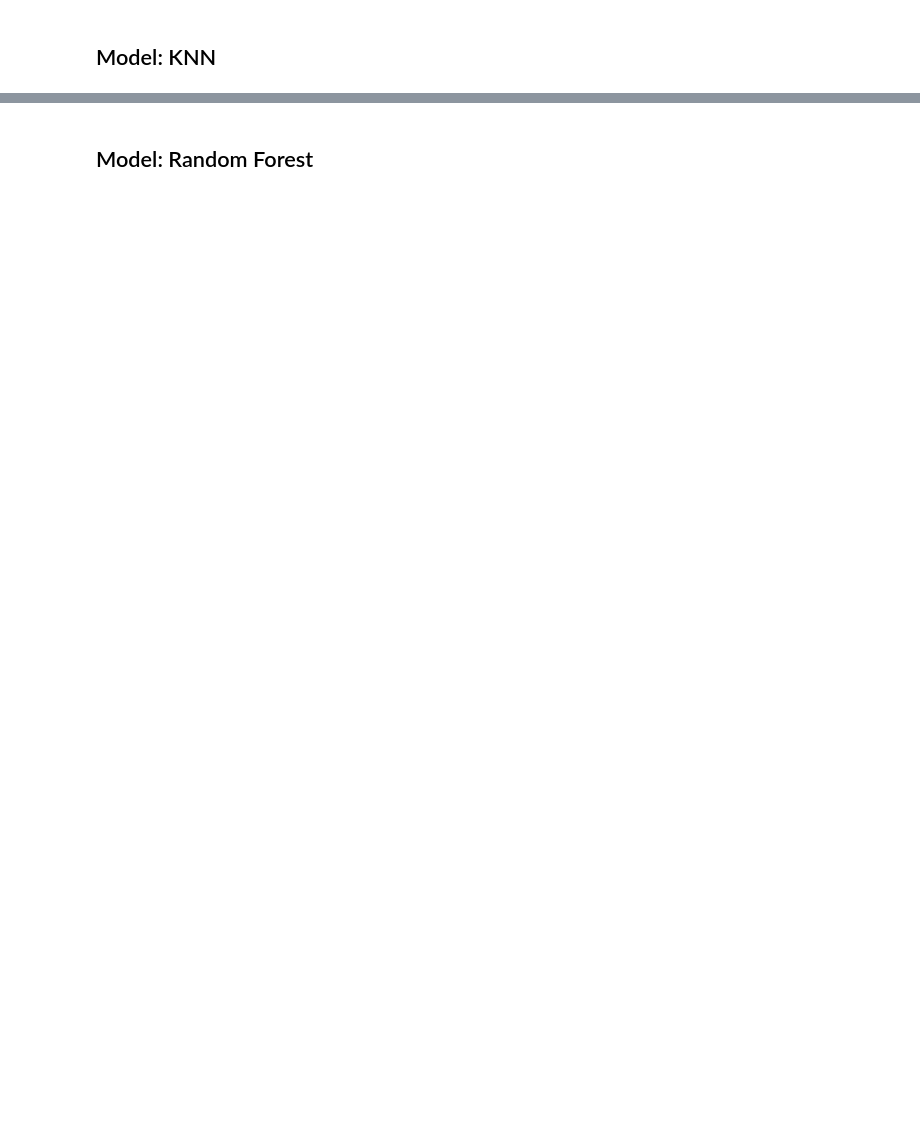
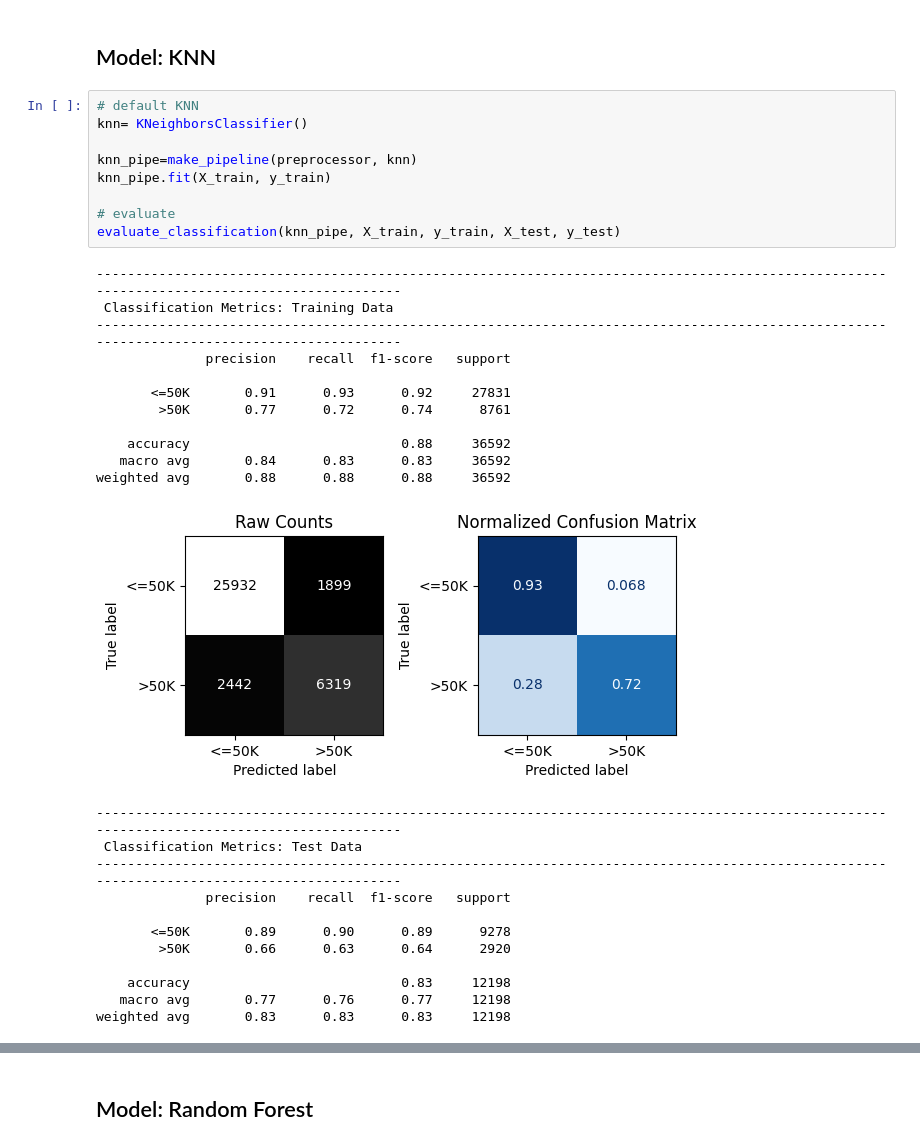
Before and after one commit to swirita/Adult-Income-Prediction, a Jupyter notebook: Adult_Income_Prediction.ipynb, the cells around one changed output, grey strips where cells are left out. Cells and saved outputs as stored; diff of their text form; blank space fills up the shorter version.

```diff
--- a/Adult_Income_Prediction.ipynb
+++ b/Adult_Income_Prediction.ipynb
@@ -489,2 +610,35 @@ plt.tight_layout()
 # %% [markdown]
 ## Model: KNN
+# %%
+# default KNN
+knn= KNeighborsClassifier()
+
+knn_pipe=make_pipeline(preprocessor, knn)
+knn_pipe.fit(X_train, y_train)
+
+# evaluate
+evaluate_classification(knn_pipe, X_train, y_train, X_test, y_test)
+# %% [output]
+--------------------------------------------------------------------------------------------------------------------------------------------
+ Classification Metrics: Training Data
+--------------------------------------------------------------------------------------------------------------------------------------------
+              precision    recall  f1-score   support
+
+       <=50K       0.91      0.93      0.92     27831
+        >50K       0.77      0.72      0.74      8761
+
+    accuracy                           0.88     36592
+   macro avg       0.84      0.83      0.83     36592
+weighted avg       0.88      0.88      0.88     36592
+[figure, added]
+--------------------------------------------------------------------------------------------------------------------------------------------
+ Classification Metrics: Test Data
+--------------------------------------------------------------------------------------------------------------------------------------------
+              precision    recall  f1-score   support
+
+       <=50K       0.89      0.90      0.89      9278
+        >50K       0.66      0.63      0.64      2920
+
+    accuracy                           0.83     12198
+   macro avg       0.77      0.76      0.77     12198
+weighted avg       0.83      0.83      0.83     12198
```
Also changed, not shown: parts of 18 cells of this notebook.
